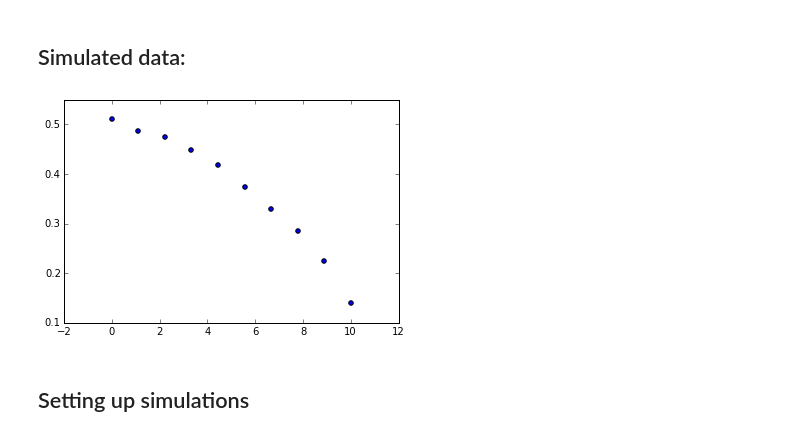
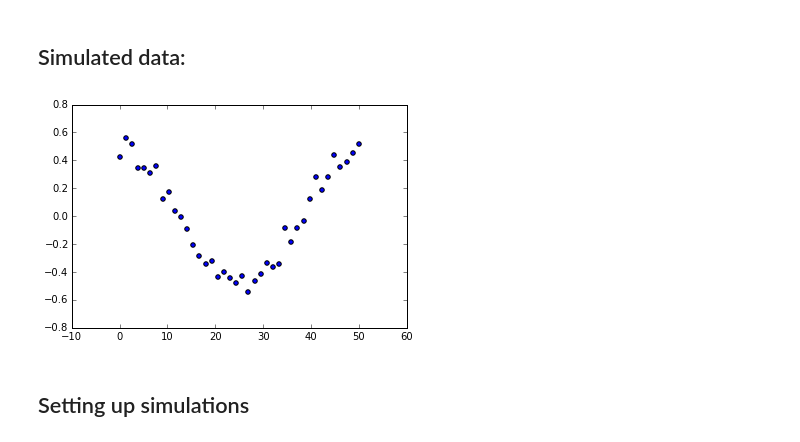
Before and after one commit to toni88x/rebound, a Jupyter notebook: python_examples/LangevinMCMC-2nd-Order.ipynb, the cells around one changed output. Cells and saved outputs as stored; diff of their text form; code cells hidden in the pictures.

```diff
--- a/python_examples/LangevinMCMC-2nd-Order.ipynb
+++ b/python_examples/LangevinMCMC-2nd-Order.ipynb
@@ -18,12 +18,12 @@ Simulation time:        0.000000
 # %% [markdown]
 ## Simulated data:
 # %%
-data_N = 10
-data_t = np.linspace(0.,10.,data_N)+0.0005*np.random.rand(data_N)
-data_rv = 0.500883379885605*(np.sin(2.*np.pi*data_t/50.+np.pi/2.)+0.06*(np.random.rand(data_N)-0.5))
+data_N = 40
+data_t = np.linspace(0.,50.,data_N)+0.0005*np.random.rand(data_N)
+data_rv = 0.500883379885605*(np.sin(2.*np.pi*data_t/50.+np.pi/2.)+0.4*(np.random.rand(data_N)-0.5))
 plt.scatter(data_t, data_rv);
 # %% [output]
-[figure, old version]
+[figure, new version]
 # %% [markdown]
 ## Setting up simulations
 # %%
```
Also changed, not shown: parts of 2 cells of this notebook.
